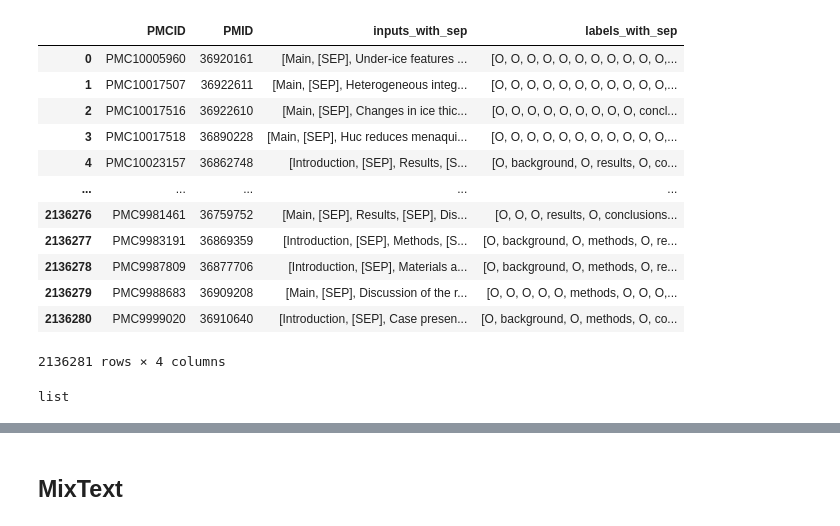
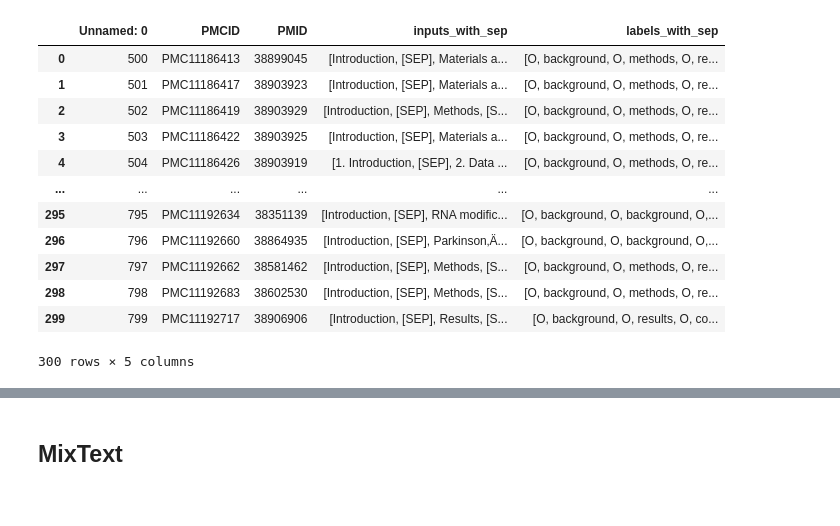
Before and after one commit to sylvey/section_normalization, a Jupyter notebook: BERT-CRF.ipynb, the cells around one changed output, grey strips where cells are left out. Saved outputs shown, nothing was run; the diff lists cells and outputs as text; code cells hidden in the pictures.

```diff
--- a/BERT-CRF.ipynb
+++ b/BERT-CRF.ipynb
@@ -34,0 +38,27 @@ df_grouped
+# %%
+import ast
+import numpy as np
+
+# import numpy as np
+
+def eval_with_nan(x):
+    if isinstance(x, list):
+        return [np.nan if (isinstance(i, float) and np.isnan(i)) else i for i in x]
+    try:
+        # 這邊直接 eval 而且給定 locals
+        val = eval(x, {"nan": np.nan, "NaN": np.nan, "np": np})
+        if isinstance(val, list):
+            return [np.nan if (isinstance(i, float) and np.isnan(i)) else i for i in val]
+        else:
+            return val
+    except Exception:
+        return x  # 如果 eval 還失敗就原樣保留
+
+# 用在你的 dataframe 上
+# df_j['sec-norm'] = df_j['sec-norm'].apply(eval_with_nan)
+# %%
+
+train_df['sec-title'] = train_df['sec-title'].apply(ast.literal_eval)
+test_df['sec-title'] = test_df['sec-title'].apply(ast.literal_eval)
+train_df['sec-norm'] = train_df['sec-norm'].apply(eval_with_nan)
+test_df['sec-norm'] = test_df['sec-norm'].apply(eval_with_nan)
@@ -78,3 +132,17 @@ df_grouped
 # %%
-df_grouped = df_grouped.drop(columns=['sec-type', 'sec-title', 'sec-norm'])
-df_grouped.to_csv('Processed_Headings/grouped.csv')
+train_df = train_df.drop(columns=['sec-title', 'sec-norm'])
+train_df
+# %% [output]
+|  | Unnamed: 0 | PMCID | PMID | inputs_with_sep | labels_with_sep |
+| 0 | 500 | PMC11186413 | 38899045 | [Introduction, [SEP], Materials a... | [O, background, O, methods, O, re... |
+| 1 | 501 | PMC11186417 | 38903923 | [Introduction, [SEP], Materials a... | [O, background, O, methods, O, re... |
+| 2 | 502 | PMC11186419 | 38903929 | [Introduction, [SEP], Methods, [S... | [O, background, O, methods, O, re... |
+| 3 | 503 | PMC11186422 | 38903925 | [Introduction, [SEP], Materials a... | [O, background, O, methods, O, re... |
+| 4 | 504 | PMC11186426 | 38903919 | [1. Introduction, [SEP], 2. Data ... | [O, background, O, methods, O, re... |
+| ... | ... | ... | ... | ... | ... |
+| 295 | 795 | PMC11192634 | 38351139 | [Introduction, [SEP], RNA modific... | [O, background, O, background, O,... |
+| 296 | 796 | PMC11192660 | 38864935 | [Introduction, [SEP], Parkinson‚Ä... | [O, background, O, background, O,... |
+| 297 | 797 | PMC11192662 | 38581462 | [Introduction, [SEP], Methods, [S... | [O, background, O, methods, O, re... |
+| 298 | 798 | PMC11192683 | 38602530 | [Introduction, [SEP], Methods, [S... | [O, background, O, methods, O, re... |
+| 299 | 799 | PMC11192717 | 38906906 | [Introduction, [SEP], Results, [S... | [O, background, O, results, O, co... |
+300 rows × 5 columns
@@ -89,20 +148,0 @@ df_grouped['labels_with_sep'] = df_grouped['labels_with_sep'].apply(ast.literal_
-# %%
-df_grouped
-# %% [output]
-|  | PMCID | PMID | inputs_with_sep | labels_with_sep |
-| 0 | PMC10005960 | 36920161 | [Main, [SEP], Under-ice features ... | [O, O, O, O, O, O, O, O, O, O, O,... |
-| 1 | PMC10017507 | 36922611 | [Main, [SEP], Heterogeneous integ... | [O, O, O, O, O, O, O, O, O, O, O,... |
-| 2 | PMC10017516 | 36922610 | [Main, [SEP], Changes in ice thic... | [O, O, O, O, O, O, O, O, O, concl... |
-| 3 | PMC10017518 | 36890228 | [Main, [SEP], Huc reduces menaqui... | [O, O, O, O, O, O, O, O, O, O, O,... |
-| 4 | PMC10023157 | 36862748 | [Introduction, [SEP], Results, [S... | [O, background, O, results, O, co... |
-| ... | ... | ... | ... | ... |
-| 2136276 | PMC9981461 | 36759752 | [Main, [SEP], Results, [SEP], Dis... | [O, O, O, results, O, conclusions... |
-| 2136277 | PMC9983191 | 36869359 | [Introduction, [SEP], Methods, [S... | [O, background, O, methods, O, re... |
-| 2136278 | PMC9987809 | 36877706 | [Introduction, [SEP], Materials a... | [O, background, O, methods, O, re... |
-| 2136279 | PMC9988683 | 36909208 | [Main, [SEP], Discussion of the r... | [O, O, O, O, O, methods, O, O, O,... |
-| 2136280 | PMC9999020 | 36910640 | [Introduction, [SEP], Case presen... | [O, background, O, methods, O, co... |
-2136281 rows × 4 columns
-# %%
-type(df_grouped["labels_with_sep"][0])
-# %% [output]
-list
```
Also changed, not shown: parts of 96 cells of this notebook, 7 other files.
